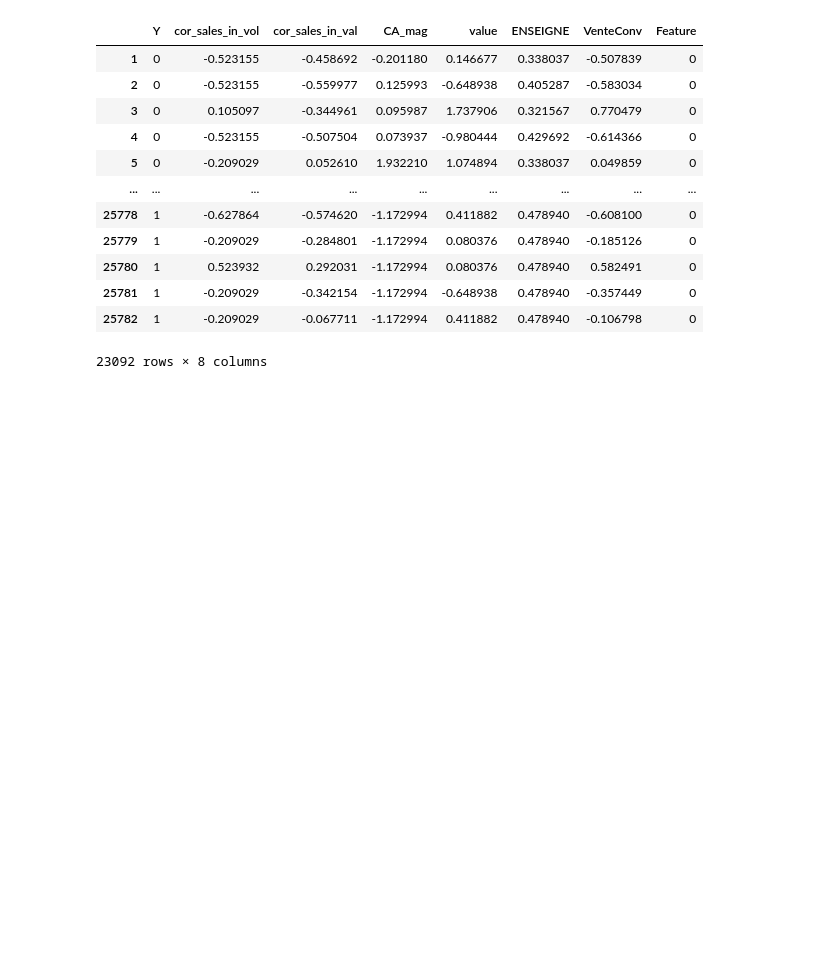
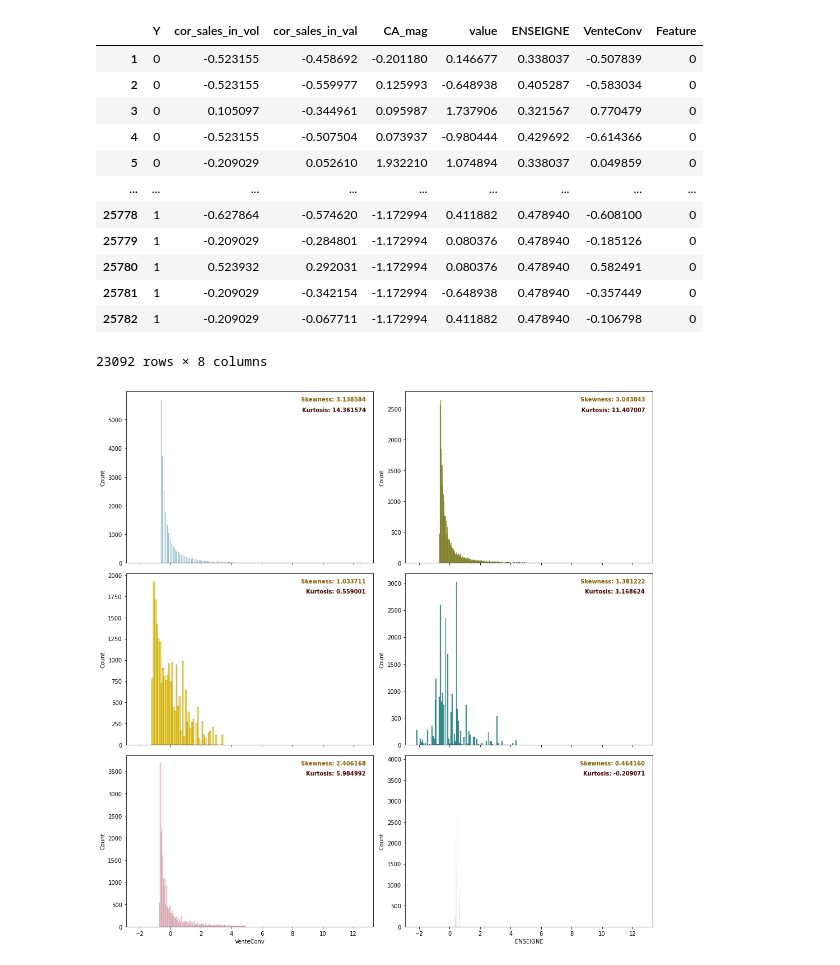
Before and after one commit to medOblla/MDLPC_proj, a Jupyter notebook: classification_test.ipynb, the cells around one changed output. Saved outputs shown, nothing was run; the diff lists cells and outputs as text; code cells hidden in the pictures; blank space fills up the shorter version.

```diff
--- a/classification_test.ipynb
+++ b/classification_test.ipynb
@@ -161,3 +181,31 @@ label_encode_Feature(df)
 23092 rows × 8 columns
 # %%
 # TODO : Entropy-based MDLPC:
+# %%
+#ploting all numerical values with exploring the skewness
+import seaborn as sns
+
+f, axes = plt.subplots(3, 2, figsize=(14, 14), sharex=True)
+sns.histplot(df['cor_sales_in_vol'], color="skyblue", ax=axes[0, 0])
+sns.histplot(df['cor_sales_in_val'], color="olive", ax=axes[0, 1])
+sns.histplot(df['CA_mag'], color="gold", ax=axes[1, 0])
+sns.histplot(df['value'], color="teal", ax=axes[1, 1])
+sns.histplot(df['VenteConv'], color="pink", ax=axes[2, 0])
+sns.histplot(df['ENSEIGNE'], color="pink", ax=axes[2, 1])
+
+
+
+num_values = ['cor_sales_in_vol', 'cor_sales_in_val',
+              'CA_mag', 'value', 'VenteConv', 'ENSEIGNE']
+
+#print(len(enumerate(axes.reshape(-1))))
+for i, ax in enumerate(axes.reshape(-1)):
+    ax.text(x=0.97, y=0.97, transform=ax.transAxes, s="Skewness: %f" % df[num_values[i]].skew(),
+            fontweight='demibold', fontsize=10, verticalalignment='top', horizontalalignment='right',
+            backgroundcolor='white', color='xkcd:poo brown')
+    ax.text(x=0.97, y=0.91, transform=ax.transAxes, s="Kurtosis: %f" % df[num_values[i]].kurt(),
+            fontweight='demibold', fontsize=10, verticalalignment='top', horizontalalignment='right',
+            backgroundcolor='white', color='xkcd:dried blood')
+plt.tight_layout()
+# %% [output]
+[figure, added]
```
Also changed, not shown: parts of 60 cells of this notebook, 3 other files.
